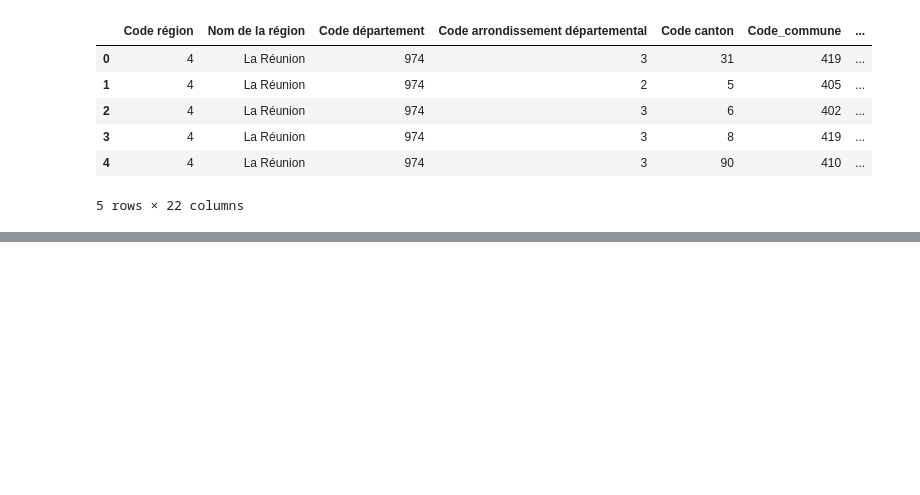
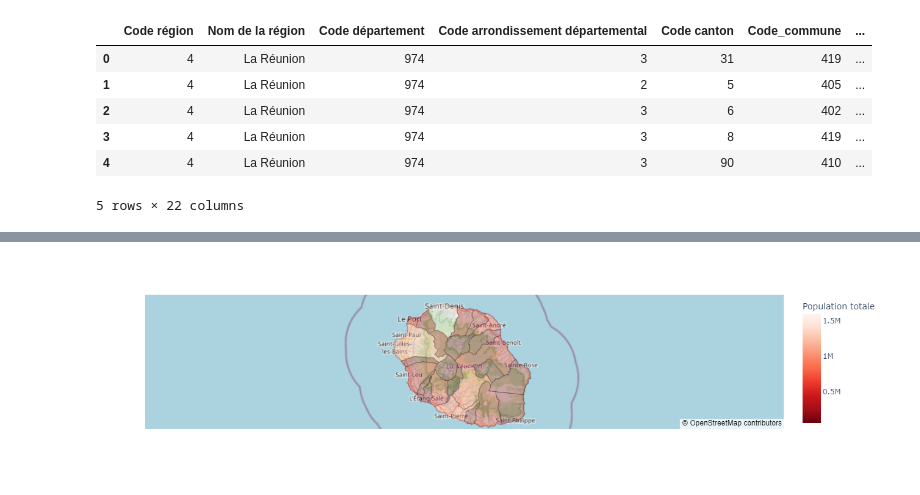
Before and after one commit to gabs974/datavizreunion, a Jupyter notebook: dataviz_evolution_pop_974.ipynb, the cells around one changed output, grey strips where cells are left out. Cells and saved outputs as stored; diff of their text form; code cells hidden in the pictures; blank space fills up the shorter version.

Commit message:
choropleth_mapbox ok

```diff
--- a/dataviz_evolution_pop_974.ipynb
+++ b/dataviz_evolution_pop_974.ipynb
@@ -50,0 +46,7 @@ Type:      function
+# %%
+import json
+
+with open("C:/Users/gael.lisador/Desktop/Hackathon/datavizreunion/communes-974-la-reunion.geojson") as f:
+    communes = json.loads(f.read())
+
+communes
@@ -50,0 +77,5 @@ Type:      function
+# %%
+# dataset + '97' à Code_commune converti int
+population["Code_commune"] = '97' + population["Code_commune"].astype(str)
+population["Code_commune"] = population["Code_commune"].astype(int)
+population
@@ -50,0 +101,8 @@ Type:      function
+# %%
+# population des départements
+df = (population.groupby("Code_commune", as_index=False)["Population totale"]
+      .sum()
+     )
+df["Nom de la commune"] = population["Nom de la commune"].astype(str)
+
+df
@@ -50,0 +127,16 @@ Type:      function
+# %%
+# choropleth_mapbox
+px.choropleth_mapbox(data_frame=df,
+                     geojson=communes,
+                     locations='Code_commune',
+                     color='Population totale',
+                     featureidkey='properties.code',
+                     color_continuous_scale="reds_r",
+                     mapbox_style="open-street-map",
+                     zoom=8.0,
+                     center = {"lat": -21.115141, "lon": 55.536384},
+                     opacity=0.3,
+                     labels={'Population totale': 'Population totale'}
+                    )
+# %% [output]
+[figure, added]
```
Also changed, not shown: parts of 12 cells of this notebook, 1 other file.
